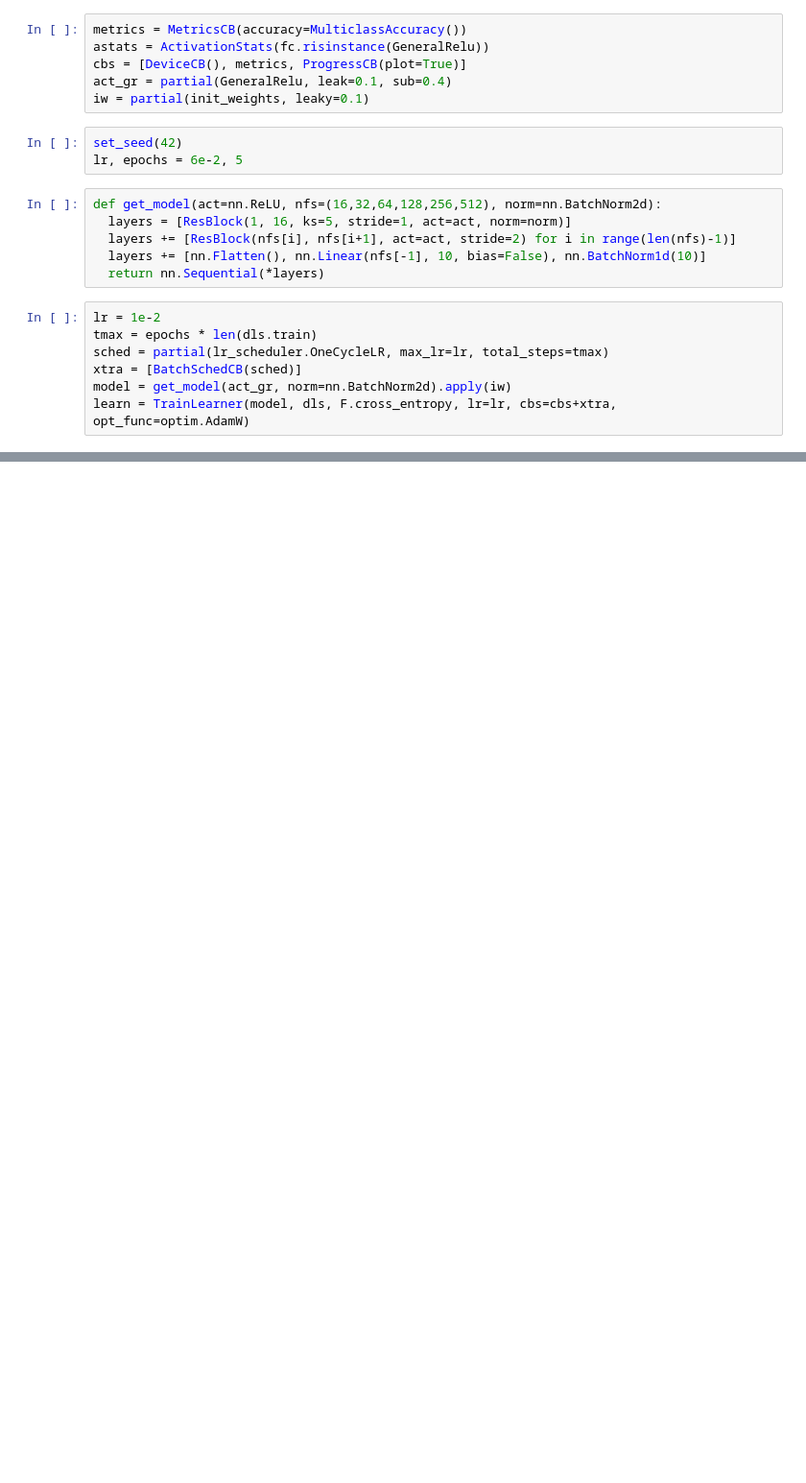
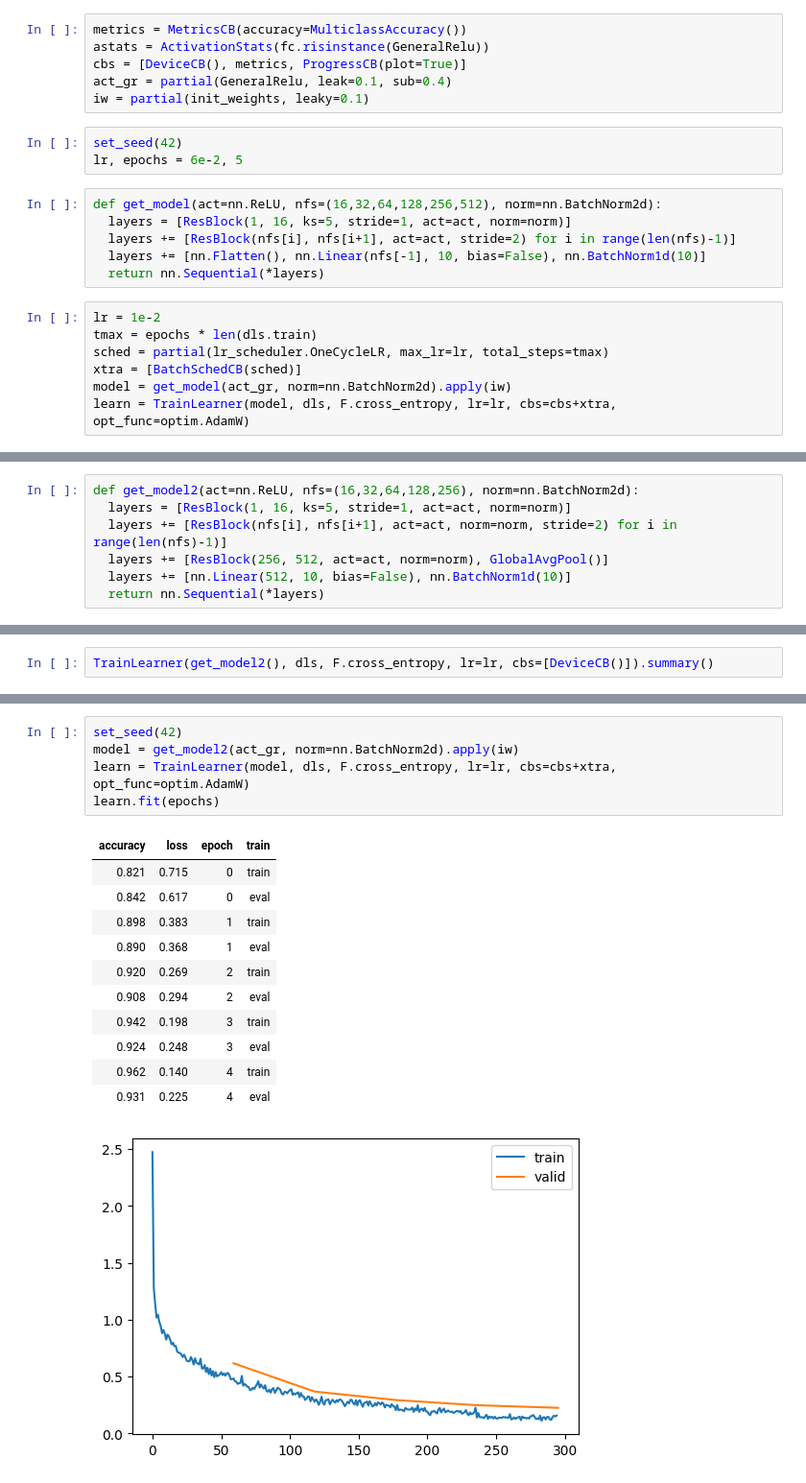
Before and after one commit to satani99/fastai_22_2, a Jupyter notebook: augmentation.ipynb, the cells around one changed output, grey strips where cells are left out. Shown: that part at 96% size. Drawn from its saved outputs; the diff is of its cells as text; blank space fills up the shorter version.

```diff
--- a/augmentation.ipynb
+++ b/augmentation.ipynb
@@ -113,0 +132,7 @@ learn = TrainLearner(model, dls, F.cross_entropy, lr=lr, cbs=cbs+xtra, opt_func=
+# %%
+def get_model2(act=nn.ReLU, nfs=(16,32,64,128,256), norm=nn.BatchNorm2d):
+  layers = [ResBlock(1, 16, ks=5, stride=1, act=act, norm=norm)]
+  layers += [ResBlock(nfs[i], nfs[i+1], act=act, norm=norm, stride=2) for i in range(len(nfs)-1)]
+  layers += [ResBlock(256, 512, act=act, norm=norm), GlobalAvgPool()]
+  layers += [nn.Linear(512, 10, bias=False), nn.BatchNorm1d(10)]
+  return nn.Sequential(*layers)
@@ -113,0 +162,2 @@ learn = TrainLearner(model, dls, F.cross_entropy, lr=lr, cbs=cbs+xtra, opt_func=
+# %%
+TrainLearner(get_model2(), dls, F.cross_entropy, lr=lr, cbs=[DeviceCB()]).summary()
@@ -113,0 +177,18 @@ learn = TrainLearner(model, dls, F.cross_entropy, lr=lr, cbs=cbs+xtra, opt_func=
+# %%
+set_seed(42)
+model = get_model2(act_gr, norm=nn.BatchNorm2d).apply(iw)
+learn = TrainLearner(model, dls, F.cross_entropy, lr=lr, cbs=cbs+xtra, opt_func=optim.AdamW)
+learn.fit(epochs)
+# %% [output]
+| accuracy | loss | epoch | train |
+| 0.821 | 0.715 | 0 | train |
+| 0.842 | 0.617 | 0 | eval |
+| 0.898 | 0.383 | 1 | train |
+| 0.890 | 0.368 | 1 | eval |
+| 0.920 | 0.269 | 2 | train |
+| 0.908 | 0.294 | 2 | eval |
+| 0.942 | 0.198 | 3 | train |
+| 0.924 | 0.248 | 3 | eval |
+| 0.962 | 0.140 | 4 | train |
+| 0.931 | 0.225 | 4 | eval |
+[figure, added]
```
Also changed, not shown: parts of 20 cells of this notebook.
